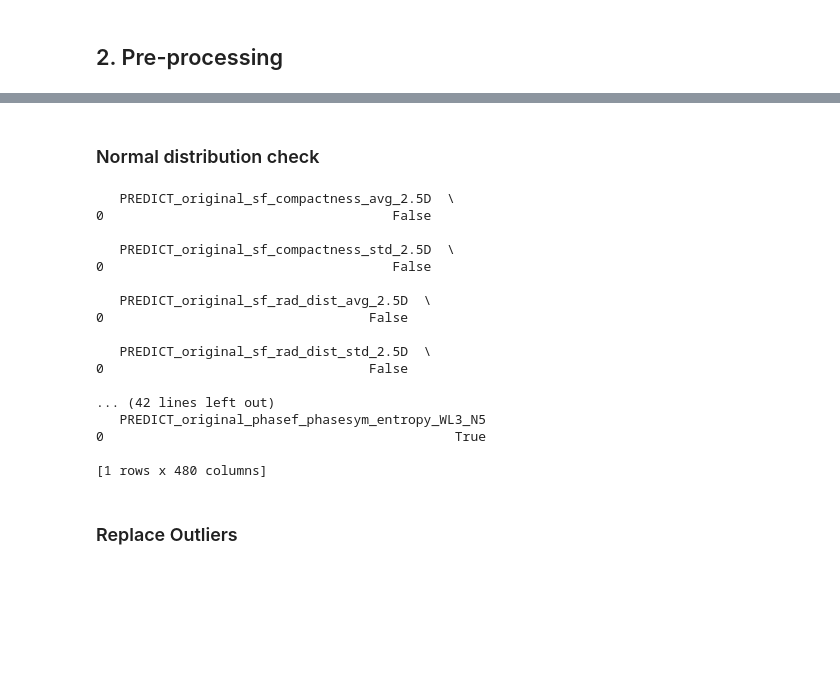
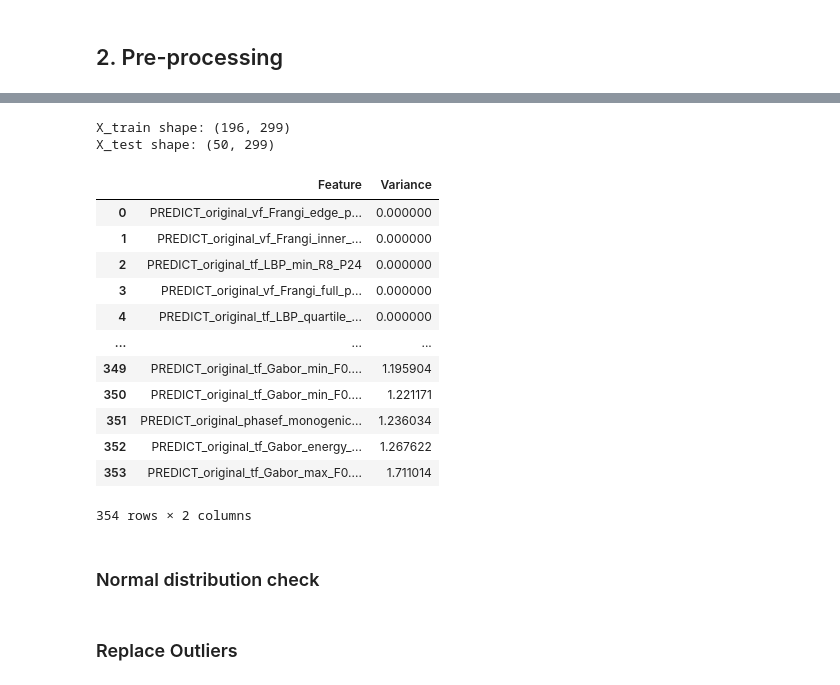
Before and after one commit to Roberto-TM/TM10007_ML_Project_group3, a Jupyter notebook: assignment.ipynb, the cells around one changed output, grey strips where cells are left out. Drawn from its saved outputs; the diff is of its cells as text; code cells hidden in the pictures; blank space fills up the shorter version.

```diff
--- a/assignment.ipynb
+++ b/assignment.ipynb
@@ -128,39 +98,51 @@ Number of removed features: 12
+# %%
+# Splitting the data: 80% for training/validation, 20% for final testing.
+X_train, X_test, y_train, y_test = train_test_split(
+    X_scaled_df, y, test_size=0.2, stratify=y, random_state=42
+)
+print(f"X_train shape: {X_train.shape}")
+print(f"X_test shape: {X_test.shape}")
+# %% [output]
+X_train shape: (196, 299)
+X_test shape: (50, 299)
+# %%
+# Bereken variantie en zet in een DataFrame
+feature_variances = df_no_outliers.var(numeric_only=True)
+variance_table = feature_variances.sort_values(ascending=True).reset_index()
+variance_table.columns = ['Feature', 'Variance']
+
+# Toon als tabel
+import pandas as pd
+pd.set_option('display.max_rows', 100)  # toon tot 100 rijen
+
+display(variance_table)
+# %% [output]
+|  | Feature | Variance |
+| 0 | PREDICT_original_vf_Frangi_edge_p... | 0.000000 |
+| 1 | PREDICT_original_vf_Frangi_inner_... | 0.000000 |
+| 2 | PREDICT_original_tf_LBP_min_R8_P24 | 0.000000 |
+| 3 | PREDICT_original_vf_Frangi_full_p... | 0.000000 |
+| 4 | PREDICT_original_tf_LBP_quartile_... | 0.000000 |
+| ... | ... | ... |
+| 349 | PREDICT_original_tf_Gabor_min_F0.... | 1.195904 |
+| 350 | PREDICT_original_tf_Gabor_min_F0.... | 1.221171 |
+| 351 | PREDICT_original_phasef_monogenic... | 1.236034 |
+| 352 | PREDICT_original_tf_Gabor_energy_... | 1.267622 |
+| 353 | PREDICT_original_tf_Gabor_max_F0.... | 1.711014 |
+354 rows × 2 columns
 # %% [markdown]
 ### Normal distribution check
 # %%
-from scipy.stats import shapiro
-
 # Shapiro-Wilk test on every column of x_final. Reject
 alpha = 0.05  # Sets significance level
 normal_results = {}  # Dictionary to store test results per feature
 
-for col in x_clean.columns:
-    p_value = shapiro(x_clean[col])[1]  # [1] gets p-value of tuple (statistic, p-value)
+for col in X_train.columns:
+    p_value = shapiro(X_train[col])[1]  # [1] gets p-value of tuple (statistic, p-value)
     normal_results[col] = p_value > alpha  # True = normal distribution
 
 # Convert result to data frame (one row with feature column names and values true or false)
 normality_df = pd.DataFrame([normal_results])
-
-# Result
-print(normality_df)
-# %% [output]
-   PREDICT_original_sf_compactness_avg_2.5D  \
-0                                     False
-
-   PREDICT_original_sf_compactness_std_2.5D  \
-0                                     False
-
-   PREDICT_original_sf_rad_dist_avg_2.5D  \
-0                                  False
-
-   PREDICT_original_sf_rad_dist_std_2.5D  \
-0                                  False
-
-... (42 lines left out)
-   PREDICT_original_phasef_phasesym_entropy_WL3_N5
-0                                             True
-
-[1 rows x 480 columns]
 # %% [markdown]
 ### Replace Outliers
 # %%
```
Also changed, not shown: parts of 13 cells of this notebook.
